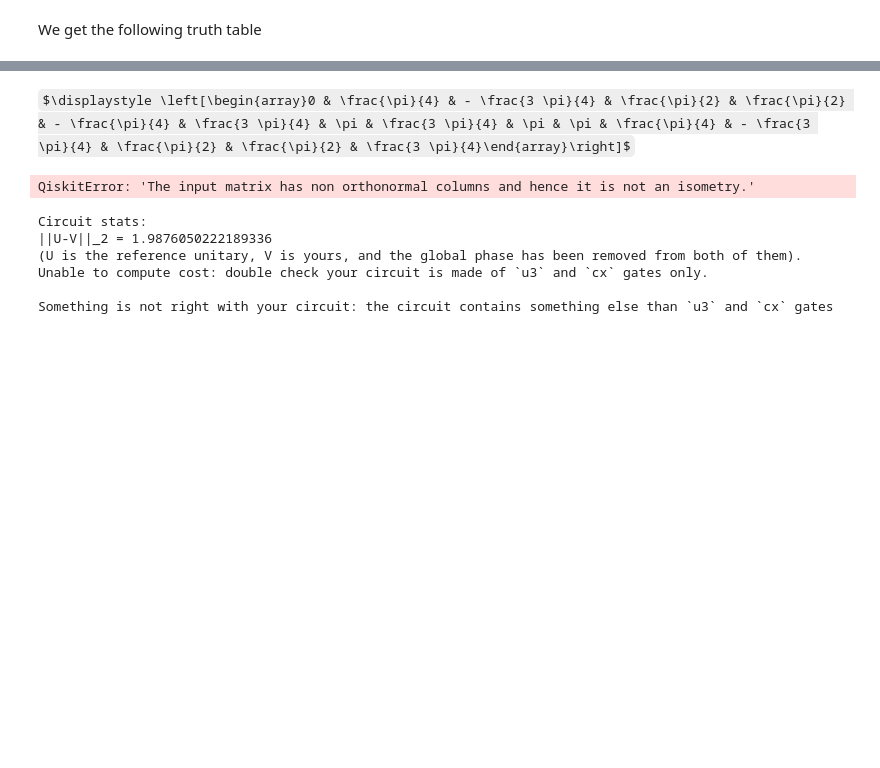
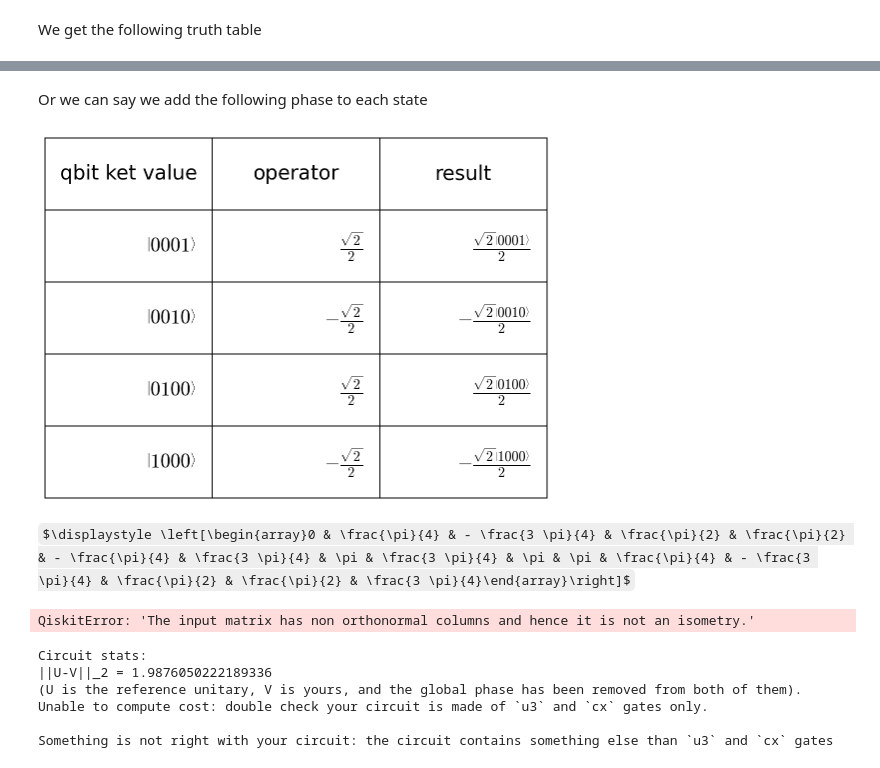
Before and after one commit to jacopomaroli/IBM_may4_challenge_solution, a Jupyter notebook: ex04/Challenge4_CircuitDecomposition.ipynb, the cells around one changed output, grey strips where cells are left out. Saved outputs shown, nothing was run; the diff lists cells and outputs as text; code cells hidden in the pictures; some formulas as TeX source; blank space fills up the shorter version.

```diff
--- a/ex04/Challenge4_CircuitDecomposition.ipynb
+++ b/ex04/Challenge4_CircuitDecomposition.ipynb
@@ -464,3 +476,23 @@ plt.show()
+# %% [markdown]
+Or we can say we add the following phase to each state
+# %%
+table_data = []
+
+for idx, operator in enumerate(test_circuit_unitary_diagonal):
+    ketval = 0b1 << idx
+    ket_args = [int(x) for x in '{:04b}'.format(ketval)]
+    ket_val = Ket(*ket_args)
+    ket_val_latex = r"${}$".format(sym.latex(ket_val))
+    operator_latex = r"${}$".format(sym.latex(operator))
+    result_latex = r"${}$".format(sym.latex(operator * ket_val))
+    table_data.append([ket_val_latex, operator_latex, result_latex])
+
+collabel=("qbit ket value", "operator", "result")
+gen_table(table_data, collabel, figsize=(3,6), font_size=20, table_scale=(3,6))
+
+plt.show()
+# %% [output]
+[figure, added]
 # %%
 H = 1/np.sqrt(2)*np.array([[1,1],[1,-1]]) # 1 qubit Hadamard
 H4 = np.kron(H,np.kron(H,np.kron(H,H))) # 4 qbuit Hadamard
```
Also changed, not shown: parts of 8 cells of this notebook.
